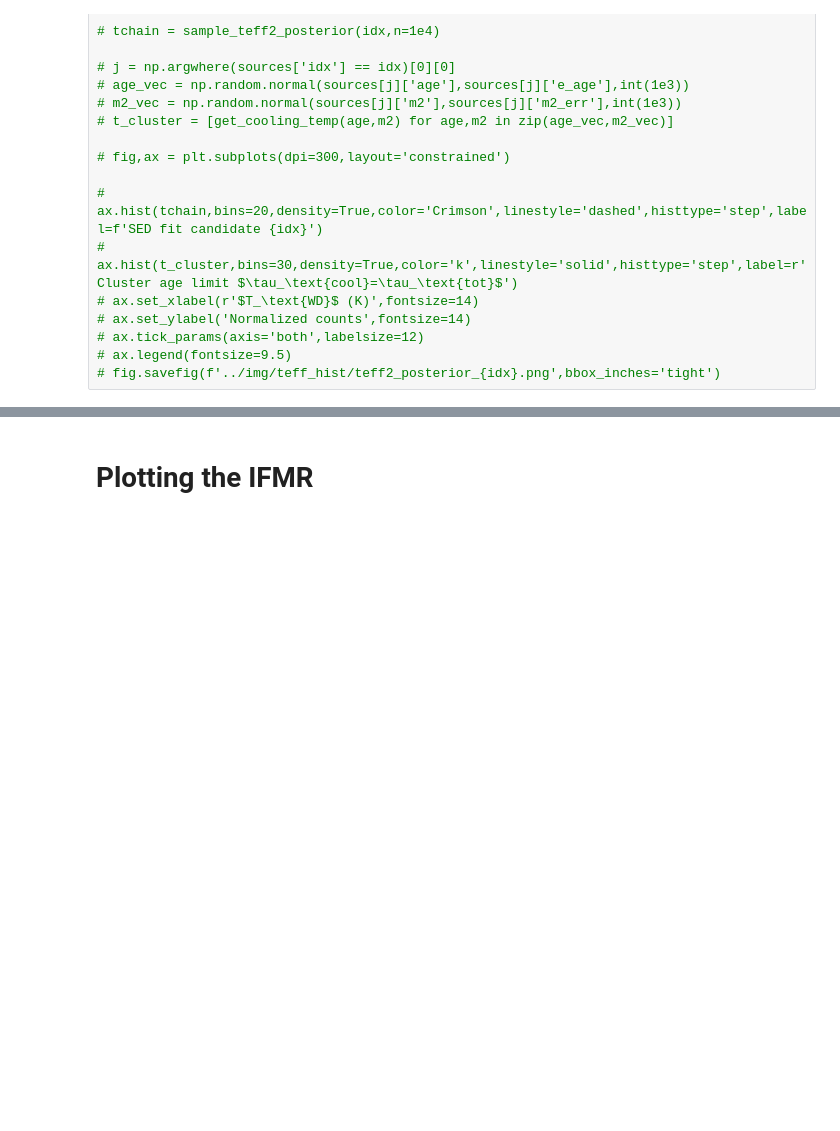
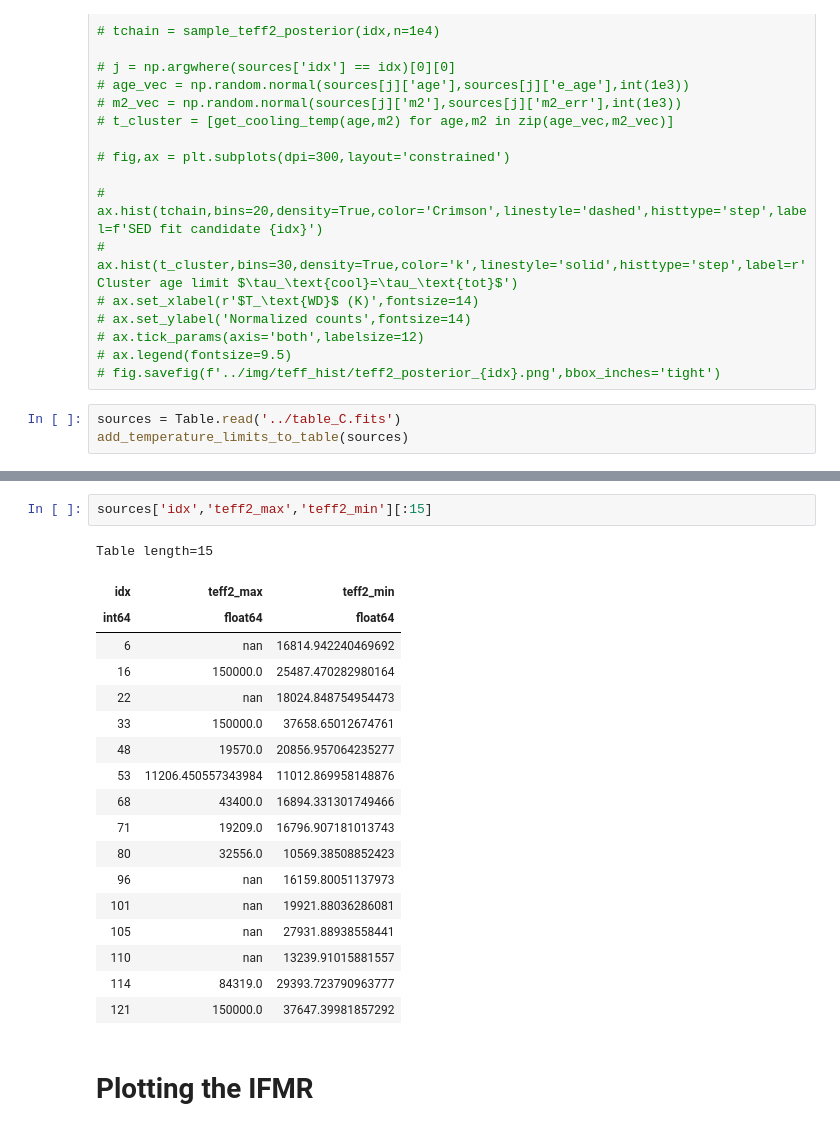
Before and after one commit to orenir49/WD_project, a Jupyter notebook: auxiliary_notebooks/color_color.ipynb, the cells around one changed output, grey strips where cells are left out. Cells and saved outputs as stored; diff of their text form; blank space fills up the shorter version.

```diff
--- a/auxiliary_notebooks/color_color.ipynb
+++ b/auxiliary_notebooks/color_color.ipynb
@@ -1446,3 +1457,6 @@ sources = Table.read('../table_temp.fits')
 # ax.tick_params(axis='both',labelsize=12)
 # ax.legend(fontsize=9.5)
 # fig.savefig(f'../img/teff_hist/teff2_posterior_{idx}.png',bbox_inches='tight')
+# %%
+sources = Table.read('../table_C.fits')
+add_temperature_limits_to_table(sources)
@@ -1449,3 +1465,24 @@ sources = Table.read('../table_temp.fits')
+# %%
+sources['idx','teff2_max','teff2_min'][:15]
+# %% [output]
+Table length=15
+| idx | teff2_max | teff2_min |
+| int64 | float64 | float64 |
+| 6 | nan | 16814.942240469692 |
+| 16 | 150000.0 | 25487.470282980164 |
+| 22 | nan | 18024.848754954473 |
+| 33 | 150000.0 | 37658.65012674761 |
+| 48 | 19570.0 | 20856.957064235277 |
+| 53 | 11206.450557343984 | 11012.869958148876 |
+| 68 | 43400.0 | 16894.331301749466 |
+| 71 | 19209.0 | 16796.907181013743 |
+| 80 | 32556.0 | 10569.38508852423 |
+| 96 | nan | 16159.80051137973 |
+| 101 | nan | 19921.88036286081 |
+| 105 | nan | 27931.88938558441 |
+| 110 | nan | 13239.91015881557 |
+| 114 | 84319.0 | 29393.723790963777 |
+| 121 | 150000.0 | 37647.39981857292 |
 # %% [markdown]
 # Plotting the IFMR
 # %%
```
Also changed, not shown: parts of 14 cells of this notebook, 5 other files.
